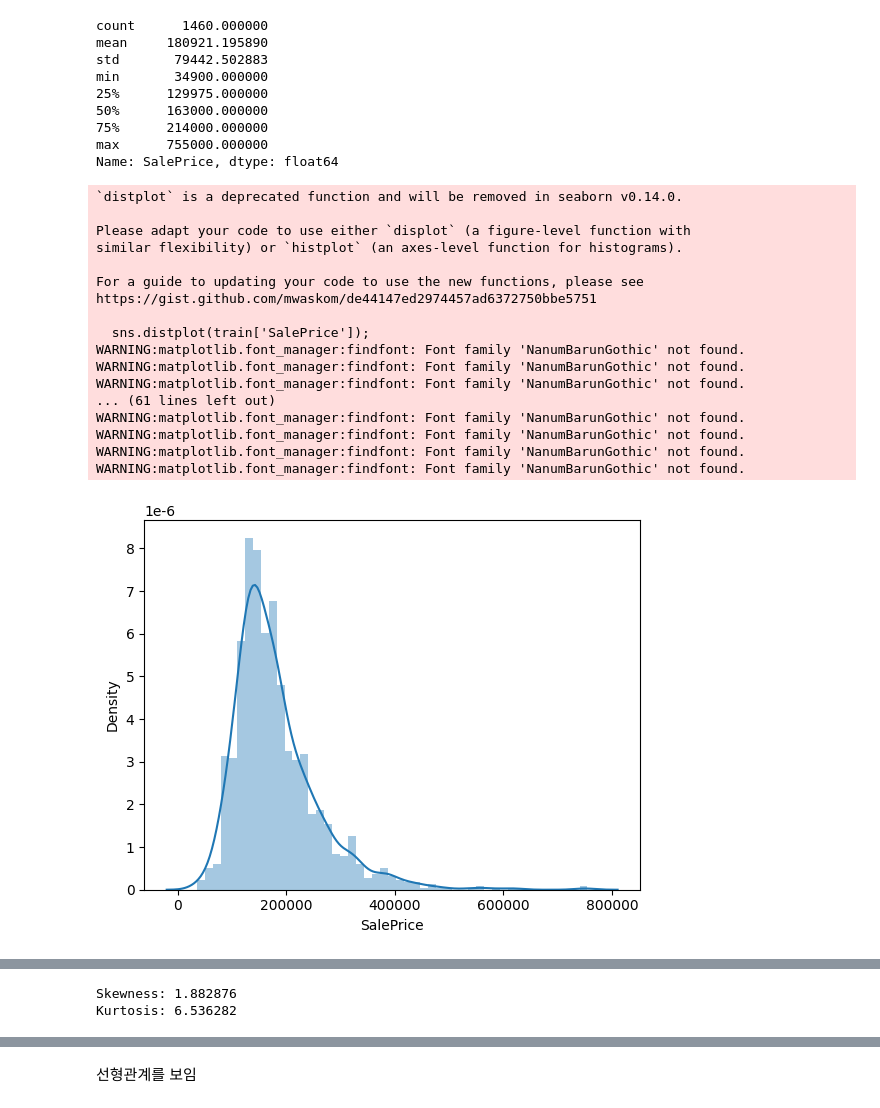
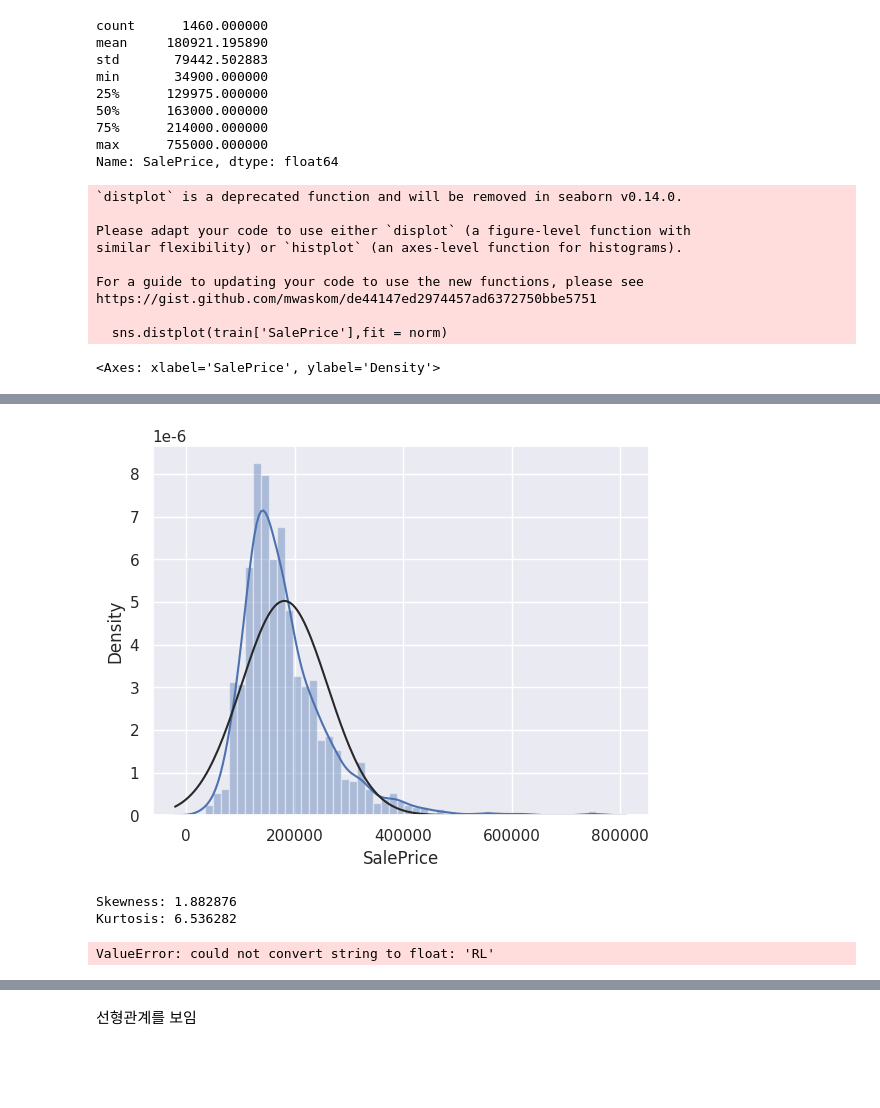
Before and after one commit to Data-N-Analysis/project_Lovely-G.4_none, a Jupyter notebook: 주택가격예측.ipynb, the cells around one changed output, grey strips where cells are left out. Saved outputs shown, nothing was run; the diff lists cells and outputs as text; code cells hidden in the pictures; blank space fills up the shorter version.

```diff
--- a/주택가격예측.ipynb
+++ b/주택가격예측.ipynb
@@ -152,24 +164,17 @@ min       34900.000000
 75%      214000.000000
 max      755000.000000
 Name: SalePrice, dtype: float64
-# %%
-sns.distplot(train['SalePrice']);
-# %% [output]
-`distplot` is a deprecated function and will be removed in seaborn v0.14.0.
-
-Please adapt your code to use either `displot` (a figure-level function with
-similar flexibility) or `histplot` (an axes-level function for histograms).
-
-For a guide to updating your code to use the new functions, please see
-https://gist.github.com/mwaskom/de44147ed2974457ad6372750bbe5751
-
-  sns.distplot(train['SalePrice']);
-WARNING:matplotlib.font_manager:findfont: Font family 'NanumBarunGothic' not found.
-WARNING:matplotlib.font_manager:findfont: Font family 'NanumBarunGothic' not found.
-WARNING:matplotlib.font_manager:findfont: Font family 'NanumBarunGothic' not found.
-... (61 lines left out)
-WARNING:matplotlib.font_manager:findfont: Font family 'NanumBarunGothic' not found.
-WARNING:matplotlib.font_manager:findfont: Font family 'NanumBarunGothic' not found.
-WARNING:matplotlib.font_manager:findfont: Font family 'NanumBarunGothic' not found.
-WARNING:matplotlib.font_manager:findfont: Font family 'NanumBarunGothic' not found.
-[figure, removed]
+# %%
+from scipy.stats import norm
+sns.distplot(train['SalePrice'],fit = norm)
+# %% [output]
+`distplot` is a deprecated function and will be removed in seaborn v0.14.0.
+
+Please adapt your code to use either `displot` (a figure-level function with
+similar flexibility) or `histplot` (an axes-level function for histograms).
+
+For a guide to updating your code to use the new functions, please see
+https://gist.github.com/mwaskom/de44147ed2974457ad6372750bbe5751
+
+  sns.distplot(train['SalePrice'],fit = norm)
+<Axes: xlabel='SalePrice', ylabel='Density'>
@@ -176,3 +198,4 @@ WARNING:matplotlib.font_manager:findfont: Font family 'NanumBarunGothic' not fou
+[figure, added]
 # %%
 #왜도(Skewness)와 첨도(Kutosis)
 print("Skewness: %f" % train['SalePrice'].skew())
@@ -180,6 +203,13 @@ print("Kurtosis: %f" % train['SalePrice'].kurt())
 # %% [output]
 Skewness: 1.882876
 Kurtosis: 6.536282
+# %%
+#데이터 간 상관관계 분석 후 높은 값부터 정렬
+train_corr = train.corr()
+train_corr_sort = train_corr.sort_values('SalePrice', ascending=False)
+print(train_corr_sort['SalePrice'].head(10))
+# %% [output]
+ValueError: could not convert string to float: 'RL'
 # %%
 #scatter plot grlivarea/saleprice
 var = 'GrLivArea'
```
Also changed, not shown: parts of 24 cells of this notebook.
